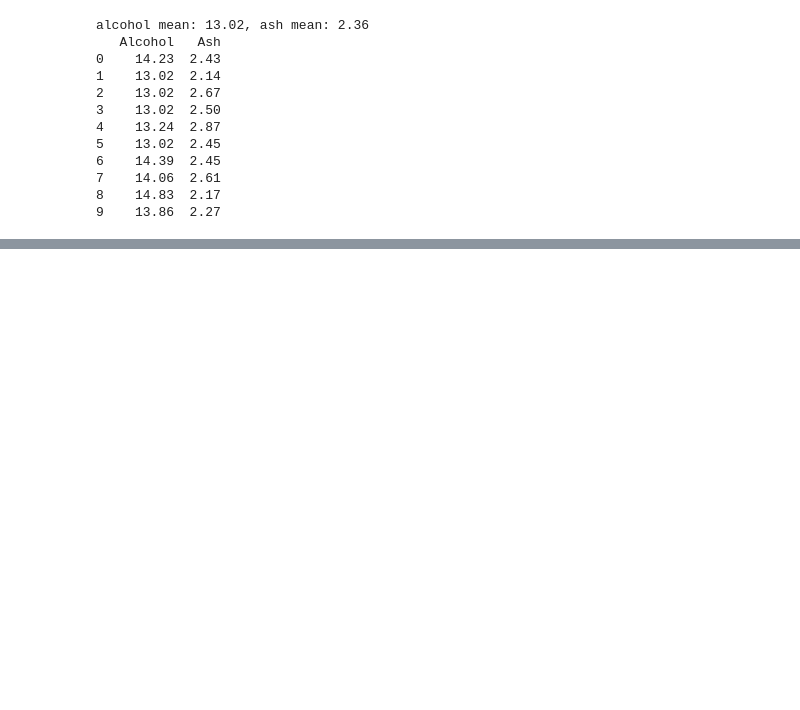
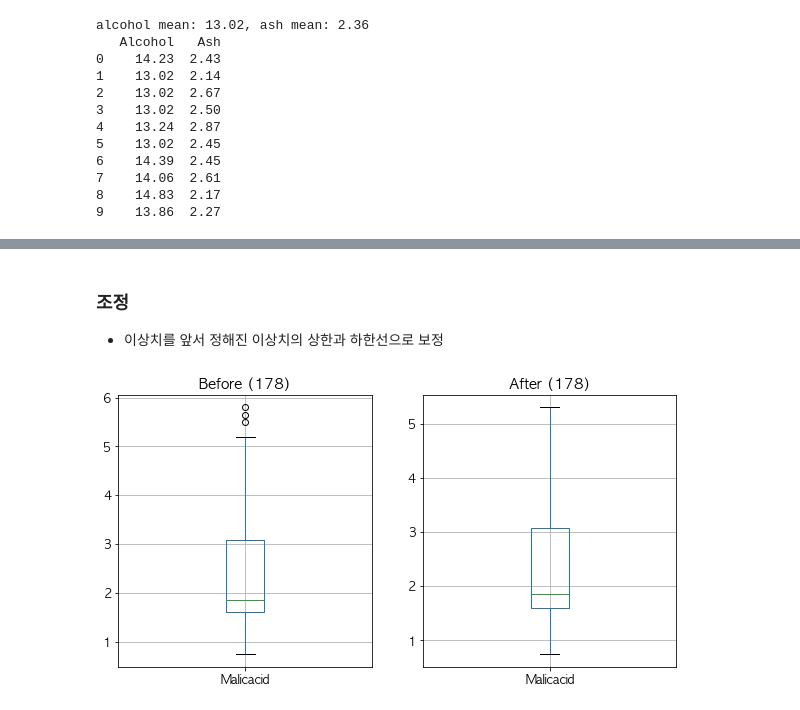
Before and after one commit to klee30810/ADP-study, a Jupyter notebook: stats/codebook/Chap 02. Preprocessing.ipynb, the cells around one changed output, grey strips where cells are left out. Drawn from its saved outputs; the diff is of its cells as text; code cells hidden in the pictures; blank space fills up the shorter version.

```diff
--- a/stats/codebook/Chap 02. Preprocessing.ipynb
+++ b/stats/codebook/Chap 02. Preprocessing.ipynb
@@ -135,0 +284,17 @@ alcohol mean: 13.02, ash mean: 2.36
+# %% [markdown]
+### 조정
+- 이상치를 앞서 정해진 이상치의 상한과 하한선으로 보정
+# %%
+prep_df2 = wine[['Malicacid']].clip(down, top)
+
+plt.rcParams['figure.figsize'] = (10,5)
+plt.rcParams['font.size'] = 12
+plt.rcParams['axes.unicode_minus'] = False
+
+fig, axes = plt.subplots(1,2)
+for data, ax, title in zip([wine[['Malicacid']], prep_df2], axes, ['Before', 'After']):
+    data.boxplot(ax=ax)
+    ax.set_title("{} ({})".format(title, len(data)))
+plt.show()
+# %% [output]
+[figure, added]
```
Also changed, not shown: parts of 18 cells of this notebook, 1 other file.
